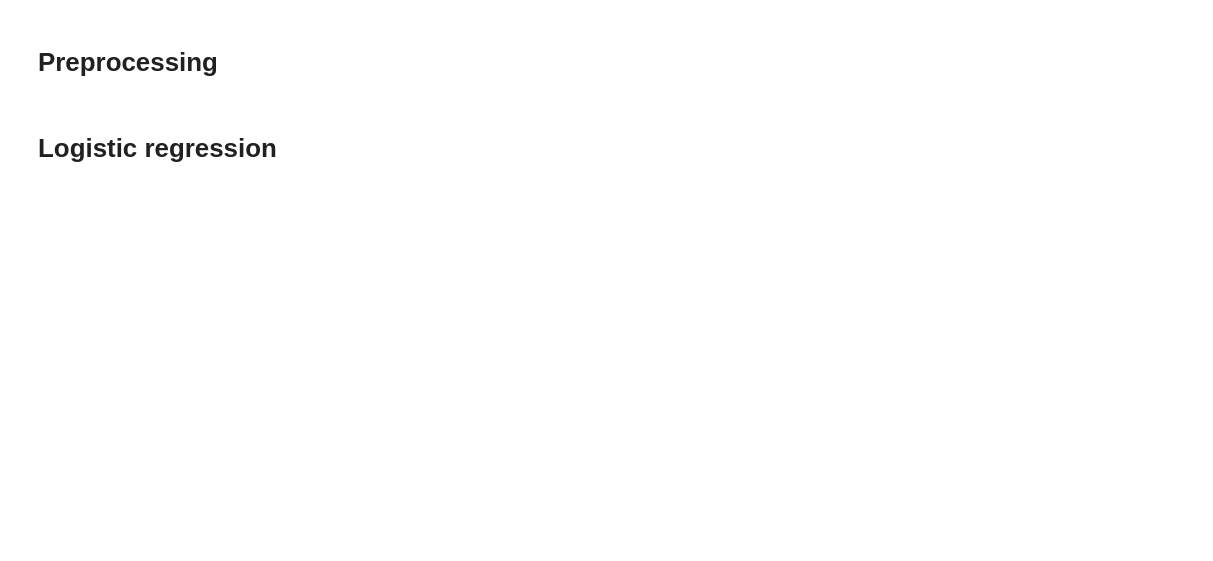
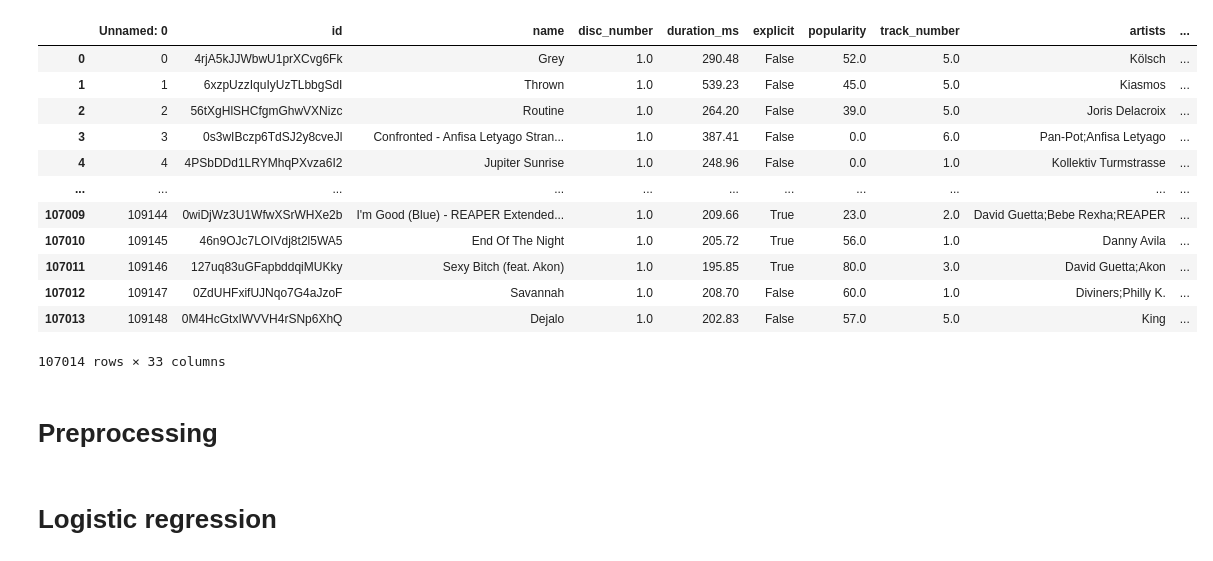
Before and after one commit to Bakko000/Data-Mining-2, a Jupyter notebook: advancedclass.ipynb, the cells around one changed output. Drawn from its saved outputs; the diff is of its cells as text; code cells hidden in the pictures; blank space fills up the shorter version.

```diff
--- a/advancedclass.ipynb
+++ b/advancedclass.ipynb
@@ -11,3 +13,19 @@ from sklearn.model_selection import train_test_split
+# %%
+dataset
+# %% [output]
+|  | Unnamed: 0 | id | name | disc_number | duration_ms | explicit | popularity | track_number | artists | ... |
+| 0 | 0 | 4rjA5kJJWbwU1prXCvg6Fk | Grey | 1.0 | 290.48 | False | 52.0 | 5.0 | Kölsch | ... |
+| 1 | 1 | 6xzpUzzIquIyUzTLbbgSdI | Thrown | 1.0 | 539.23 | False | 45.0 | 5.0 | Kiasmos | ... |
+| 2 | 2 | 56tXgHlSHCfgmGhwVXNizc | Routine | 1.0 | 264.20 | False | 39.0 | 5.0 | Joris Delacroix | ... |
+| 3 | 3 | 0s3wIBczp6TdSJ2y8cveJl | Confronted - Anfisa Letyago Stran... | 1.0 | 387.41 | False | 0.0 | 6.0 | Pan-Pot;Anfisa Letyago | ... |
+| 4 | 4 | 4PSbDDd1LRYMhqPXvza6I2 | Jupiter Sunrise | 1.0 | 248.96 | False | 0.0 | 1.0 | Kollektiv Turmstrasse | ... |
+| ... | ... | ... | ... | ... | ... | ... | ... | ... | ... | ... |
+| 107009 | 109144 | 0wiDjWz3U1WfwXSrWHXe2b | I'm Good (Blue) - REAPER Extended... | 1.0 | 209.66 | True | 23.0 | 2.0 | David Guetta;Bebe Rexha;REAPER | ... |
+| 107010 | 109145 | 46n9OJc7LOIVdj8t2l5WA5 | End Of The Night | 1.0 | 205.72 | True | 56.0 | 1.0 | Danny Avila | ... |
+| 107011 | 109146 | 127uq83uGFapbddqiMUKky | Sexy Bitch (feat. Akon) | 1.0 | 195.85 | True | 80.0 | 3.0 | David Guetta;Akon | ... |
+| 107012 | 109147 | 0ZdUHFxifUJNqo7G4aJzoF | Savannah | 1.0 | 208.70 | False | 60.0 | 1.0 | Diviners;Philly K. | ... |
+| 107013 | 109148 | 0M4HcGtxIWVVH4rSNp6XhQ | Dejalo | 1.0 | 202.83 | False | 57.0 | 5.0 | King | ... |
+107014 rows × 33 columns
 # %% [markdown]
 # Preprocessing
 # %%
```
Also changed, not shown: parts of 13 cells of this notebook.
